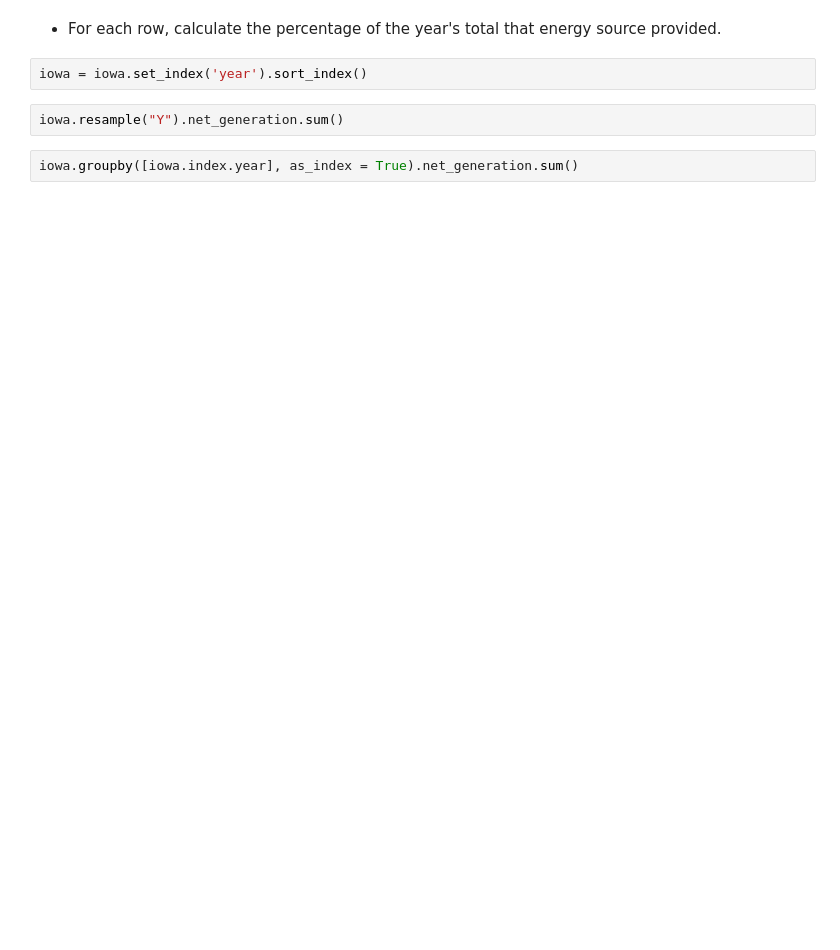
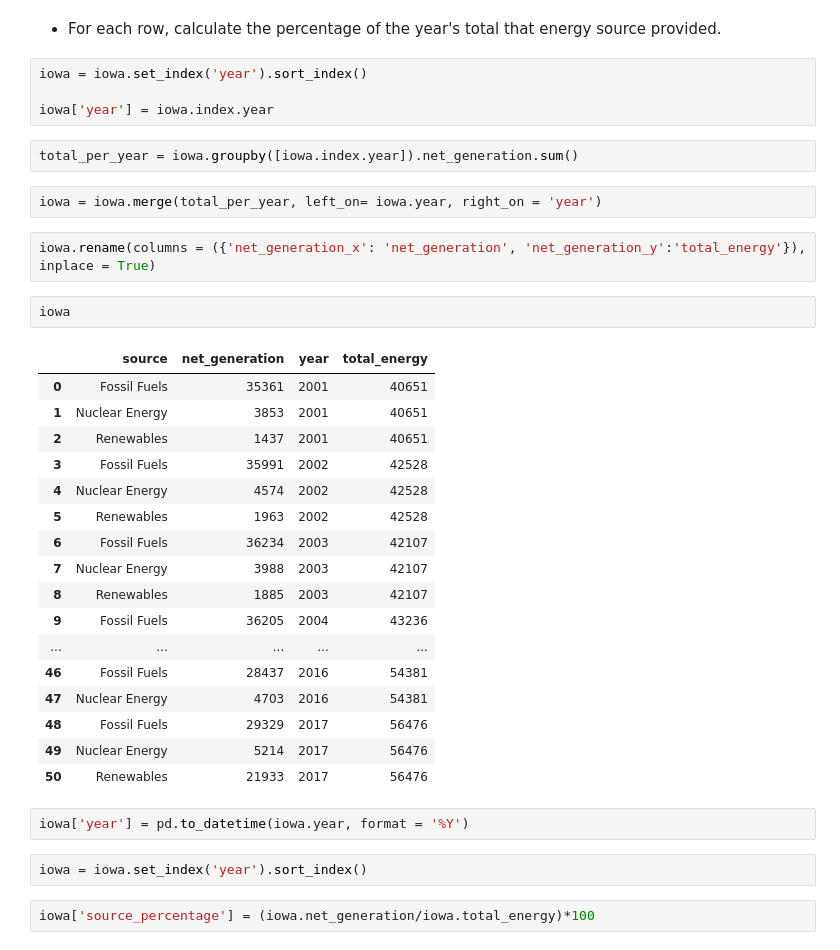
Before and after one commit to MainaliB/time-series-exercises, a Jupyter notebook: time_series_manipulation.ipynb, the cells around one changed output. Saved outputs shown, nothing was run; the diff lists cells and outputs as text; blank space fills up the shorter version.

```diff
--- a/time_series_manipulation.ipynb
+++ b/time_series_manipulation.ipynb
@@ -377,9 +389,39 @@ iowa.dtypes
 # %% [markdown]
 - For each row, calculate the percentage of the year's total that energy source provided.
+# %%
+iowa = iowa.set_index('year').sort_index()
+
+iowa['year'] = iowa.index.year
+# %%
+total_per_year = iowa.groupby([iowa.index.year]).net_generation.sum()
+# %%
+iowa = iowa.merge(total_per_year, left_on= iowa.year, right_on = 'year')
+# %%
+iowa.rename(columns = ({'net_generation_x': 'net_generation', 'net_generation_y':'total_energy'}), inplace = True)
+# %%
+iowa
+# %% [output]
+|  | source | net_generation | year | total_energy |
+| 0 | Fossil Fuels | 35361 | 2001 | 40651 |
+| 1 | Nuclear Energy | 3853 | 2001 | 40651 |
+| 2 | Renewables | 1437 | 2001 | 40651 |
+| 3 | Fossil Fuels | 35991 | 2002 | 42528 |
+| 4 | Nuclear Energy | 4574 | 2002 | 42528 |
+| 5 | Renewables | 1963 | 2002 | 42528 |
+| 6 | Fossil Fuels | 36234 | 2003 | 42107 |
+| 7 | Nuclear Energy | 3988 | 2003 | 42107 |
+| 8 | Renewables | 1885 | 2003 | 42107 |
+| 9 | Fossil Fuels | 36205 | 2004 | 43236 |
+| ... | ... | ... | ... | ... |
+| 46 | Fossil Fuels | 28437 | 2016 | 54381 |
+| 47 | Nuclear Energy | 4703 | 2016 | 54381 |
+| 48 | Fossil Fuels | 29329 | 2017 | 56476 |
+| 49 | Nuclear Energy | 5214 | 2017 | 56476 |
+| 50 | Renewables | 21933 | 2017 | 56476 |
+# %%
+iowa['year'] = pd.to_datetime(iowa.year, format = '%Y')
 # %%
 iowa = iowa.set_index('year').sort_index()
-# %%
-iowa.resample("Y").net_generation.sum()
-# %%
-iowa.groupby([iowa.index.year], as_index = True).net_generation.sum()
+# %%
+iowa['source_percentage'] = (iowa.net_generation/iowa.total_energy)*100
 # %%
```
Also changed, not shown: parts of 6 cells of this notebook.
